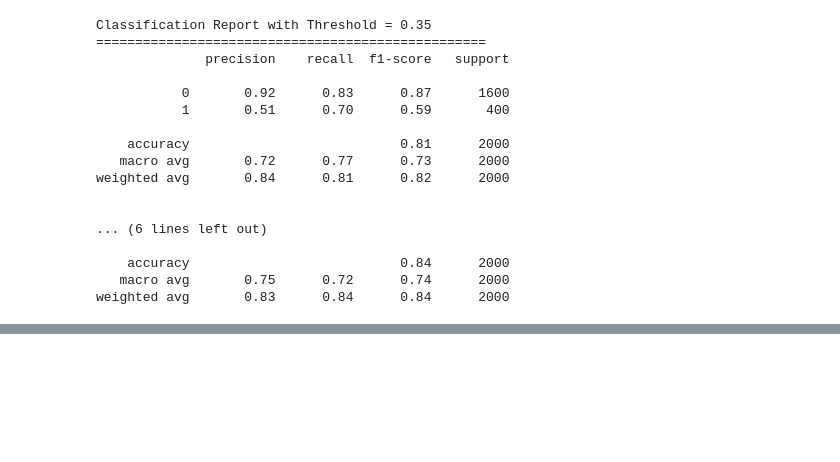
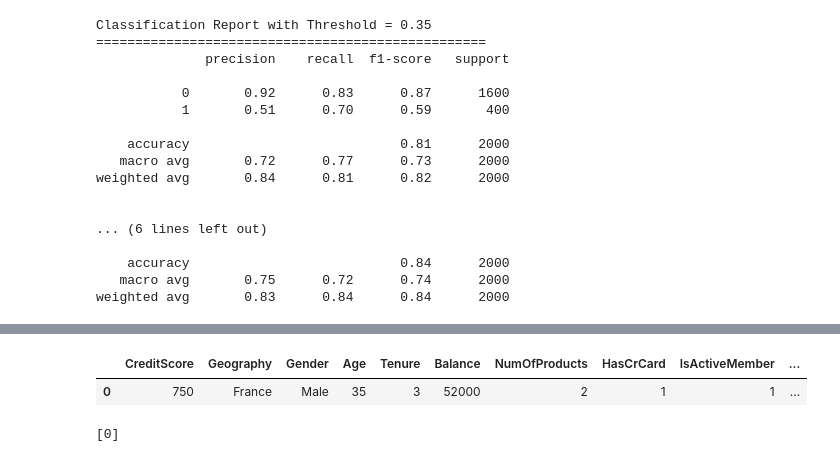
Before and after one commit to atharvadhumal03/Bank-Customer-Churn-Predictor-ML, a Jupyter notebook: JupyterNotebook.ipynb, the cells around one changed output, grey strips where cells are left out. Cells and saved outputs as stored; diff of their text form; code cells hidden in the pictures; blank space fills up the shorter version.

Commit message:
model tuning - final model is ready.

```diff
--- a/JupyterNotebook.ipynb
+++ b/JupyterNotebook.ipynb
@@ -994,0 +1004,35 @@ weighted avg       0.83      0.84      0.84      2000
+# %%
+def predict_churn(X, final_churn_model=pipeline, threshold=0.35):
+
+    """Predict churn with custom threshold"""
+    probabilities = final_churn_model.predict_proba(X)[:, 1]
+    return (probabilities >= threshold).astype(int)
+
+def model_input(Credit_Score, Geography, Gender, Age, Tenure, Balance, Num_Of_Products, Has_Cr_Card, Is_Active_Member, Estimated_Salary):
+
+    input_data = pd.DataFrame({
+        'CreditScore': [Credit_Score],
+        'Geography': [Geography],
+        'Gender': [Gender],
+        'Age': [Age],
+        'Tenure': [Tenure],
+        'Balance': [Balance],
+        'NumOfProducts': [Num_Of_Products],
+        'HasCrCard': [Has_Cr_Card],
+        'IsActiveMember': [Is_Active_Member],
+        'EstimatedSalary': [Estimated_Salary]
+    })
+
+    return input_data
+# %%
+user_input = model_input(750, "France", "Male", 35, 3, 52000, 2, 1,1, 180000)
+
+user_input
+# %% [output]
+|  | CreditScore | Geography | Gender | Age | Tenure | Balance | NumOfProducts | HasCrCard | IsActiveMember | ... |
+| 0 | 750 | France | Male | 35 | 3 | 52000 | 2 | 1 | 1 | ... |
+# %%
+result = predict_churn(X=user_input)
+print(result)
+# %% [output]
+[0]
```
Also changed, not shown: parts of 1 cell of this notebook.
